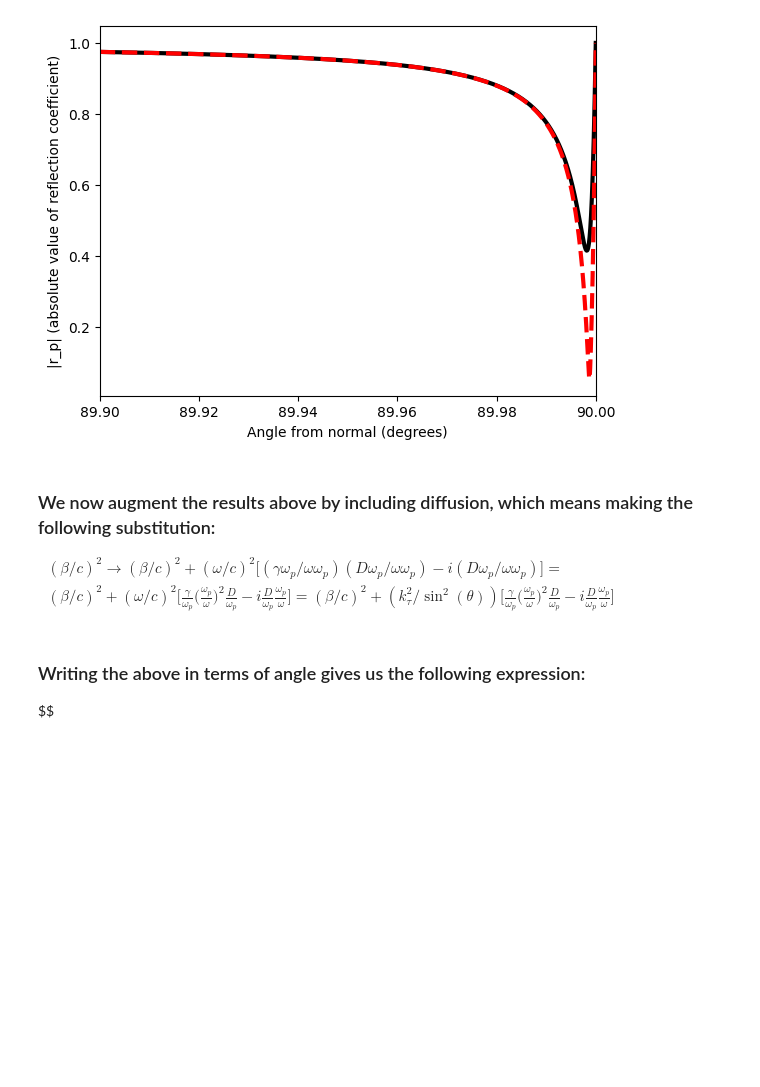
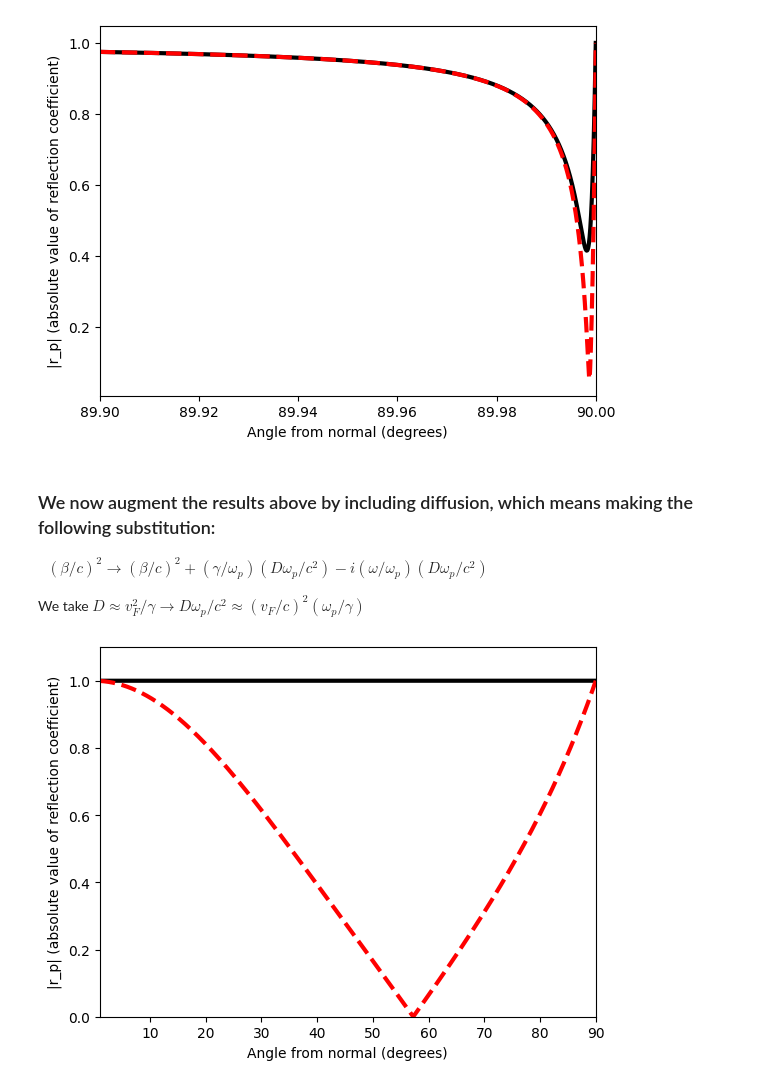
Before and after one commit to AliGhorashiCMT/Coherent-Perfect-Absorption, a Jupyter notebook: thin films/nonlocal_anistropic_brewster.ipynb, the cells around one changed output. Cells and saved outputs as stored; diff of their text form; code cells hidden in the pictures; blank space fills up the shorter version.

Commit message:
nonlocal brewster angle figure

```diff
--- a/thin films/nonlocal_anistropic_brewster.ipynb
+++ b/thin films/nonlocal_anistropic_brewster.ipynb
@@ -353,10 +353,37 @@ plt.ylabel("|r_p| (absolute value of reflection coefficient)");
 ### We now augment the results above by including diffusion, which means making the following substitution:
 
 $\begin{align*}
-&(\beta/c)^2\rightarrow (\beta/c)^2+(\omega/c)^2\Bigg[(\gamma\omega_p/\omega\omega_p)(D\omega_p/\omega\omega_p)-i(D\omega_p/\omega\omega_p)\Bigg] = \\
-&(\beta/c)^2+(\omega/c)^2\Bigg[\frac{\gamma}{\omega_p}\Bigg(\frac{\omega_p}{\omega}\Bigg)^2\frac{D}{\omega_p}-i\frac{D}{\omega_p}\frac{\omega_p}{\omega} \Bigg] = (\beta/c)^2 + (k_\tau^2/\sin^2(\theta))\Bigg[\frac{\gamma}{\omega_p}\Bigg(\frac{\omega_p}{\omega}\Bigg)^2\frac{D}{\omega_p}-i\frac{D}{\omega_p}\frac{\omega_p}{\omega} \Bigg]
+&(\beta/c)^2\rightarrow (\beta/c)^2+(\gamma/\omega_p)(D\omega_p/c^2)-i(\omega/\omega_p)(D\omega_p/c^2)
 \end{align*}$
+
+We take $D\approx v_F^2/\gamma \rightarrow D\omega_p/c^2\approx (v_F/c)^2(\omega_p/\gamma)$
-# %% [markdown]
-### Writing the above in terms of angle gives us the following expression:
-
-$$
+# %%
+def r_p_nonlocal_diffusion_drude(omega, gamma, v_F, theta):
+    eta_sqrd = 3/5*v_F**2 + (v_F**2/gamma)*(gamma-1j*omega)
+    epsilon = 1 - 1/(omega*(omega+1j*gamma))
+    k_nl_sqrd = (1/eta_sqrd)*(1+1j*gamma/omega-1/omega**2)
+    kappa_nl = sqrt(k_nl_sqrd-sin(theta)**2)
+    q_2 = sqrt(epsilon-sin(theta)**2)
+    kappa_nl = np.where(kappa_nl.imag < 0, -kappa_nl, kappa_nl)
+    q_2 = np.where(q_2.imag < 0, -q_2, q_2)
+
+    numerator = kappa_nl*epsilon*cos(theta) - kappa_nl*q_2 + (epsilon-1)*sin(theta)**2
+    denominator = kappa_nl*epsilon*cos(theta) + kappa_nl*q_2 - (epsilon-1)*sin(theta)**2
+    return np.abs(numerator/denominator)
+# %%
+N = 10000
+angles = np.linspace(1, 90, N)
+v_F = 1e-2
+omega = 0.707
+gamma = 5e-5
+r_p_v = r_p_drude(omega, gamma, angles*pi/180)
+r_p_v_nonlocal_diffusion = r_p_nonlocal_diffusion_drude(omega, gamma, v_F, angles*pi/180)
+# %%
+plt.plot(angles, r_p_v, linewidth=3, color="black", label="local result")
+plt.plot(angles, r_p_v_nonlocal_diffusion, linewidth=3, linestyle="dashed", color="red", label="nonlocal result")
+plt.ylim(0, 1.1)
+plt.xlim(angles.min(), angles.max());
+plt.xlabel("Angle from normal (degrees)")
+plt.ylabel("|r_p| (absolute value of reflection coefficient)");
+# %% [output]
+[figure, added]
```
